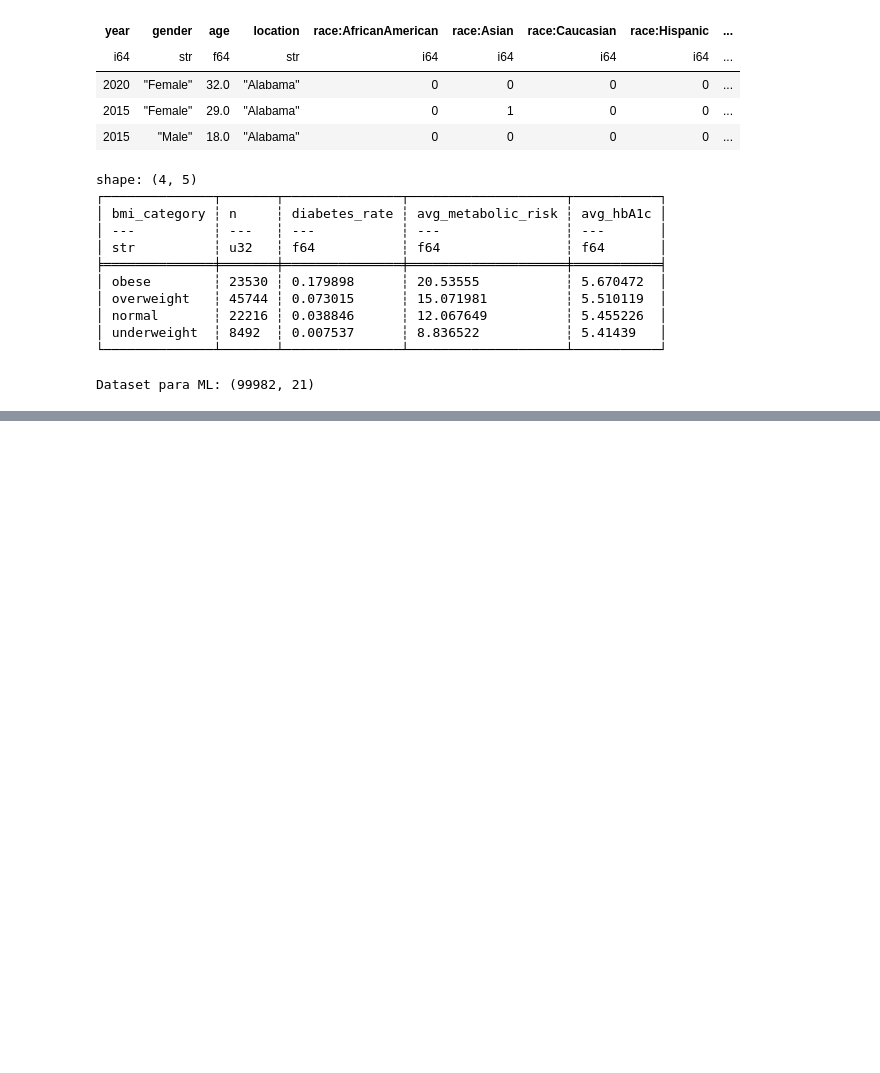
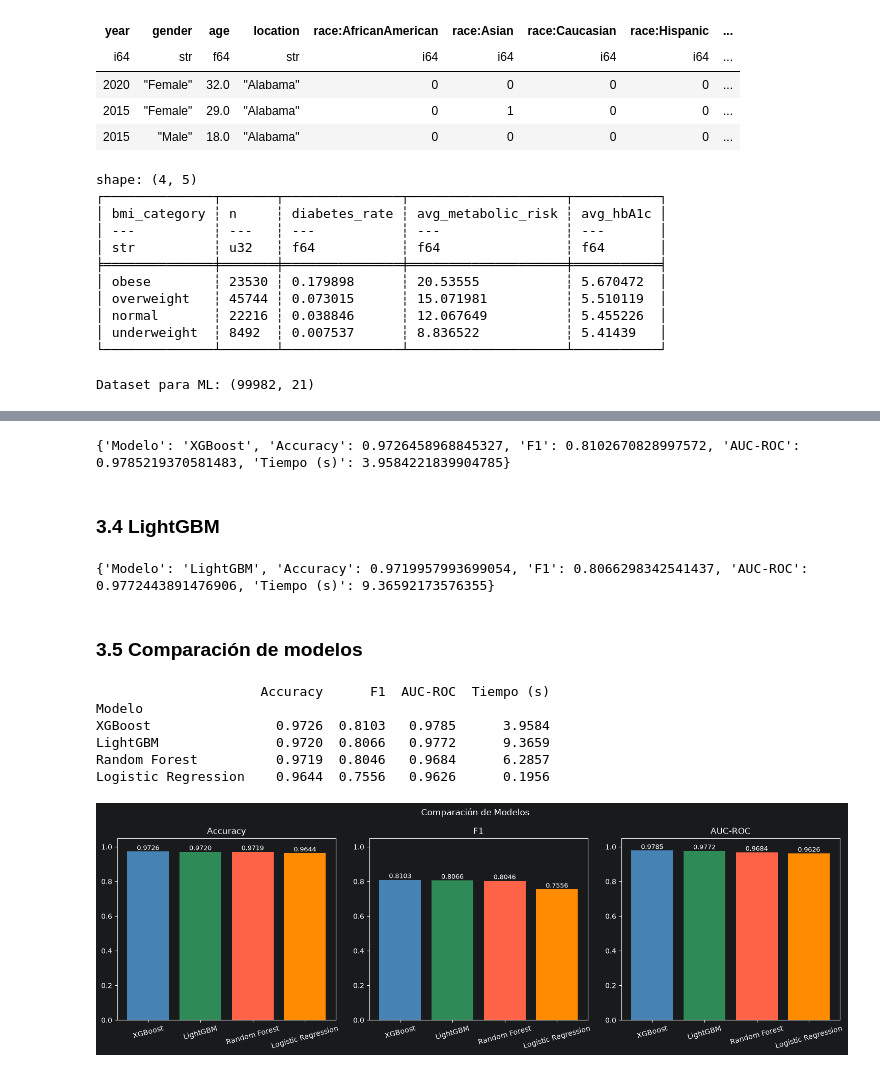
Before and after one commit to R4pt/tarea3-paralela, a Jupyter notebook: tarea3.ipynb, the cells around one changed output, grey strips where cells are left out. Cells and saved outputs as stored; diff of their text form; code cells hidden in the pictures; blank space fills up the shorter version.

```diff
--- a/tarea3.ipynb
+++ b/tarea3.ipynb
@@ -407,0 +456,7 @@ Dataset para ML: (99982, 21)
+# %%
+rf_metrics, rf_fitted, rf_pred = evaluate_model(
+    'Random Forest',
+    RandomForestClassifier(n_estimators=200, n_jobs=-1, random_state=RANDOM_STATE),
+    X_train, y_train, X_test, y_test
+)
+print(rf_metrics)
@@ -407,0 +467,51 @@ Dataset para ML: (99982, 21)
+# %%
+xgb_metrics, xgb_fitted, xgb_pred = evaluate_model(
+    'XGBoost',
+    xgb.XGBClassifier(
+        n_estimators=300, learning_rate=0.05, max_depth=6,
+        eval_metric='logloss', random_state=RANDOM_STATE, n_jobs=-1
+    ),
+    X_train, y_train, X_test, y_test
+)
+print(xgb_metrics)
+# %% [output]
+{'Modelo': 'XGBoost', 'Accuracy': 0.9726458968845327, 'F1': 0.8102670828997572, 'AUC-ROC': 0.9785219370581483, 'Tiempo (s)': 3.9584221839904785}
+# %% [markdown]
+### 3.4 LightGBM
+# %%
+lgbm_metrics, lgbm_fitted, lgbm_pred = evaluate_model(
+    'LightGBM',
+    lgb.LGBMClassifier(n_estimators=300, learning_rate=0.05, num_leaves=63,
+                       random_state=RANDOM_STATE, n_jobs=-1, verbose=-1),
+    X_train, y_train, X_test, y_test
+)
+print(lgbm_metrics)
+# %% [output]
+{'Modelo': 'LightGBM', 'Accuracy': 0.9719957993699054, 'F1': 0.8066298342541437, 'AUC-ROC': 0.9772443891476906, 'Tiempo (s)': 9.36592173576355}
+# %% [markdown]
+### 3.5 Comparación de modelos
+# %%
+results_df = pd.DataFrame([lr_metrics, rf_metrics, xgb_metrics, lgbm_metrics])
+results_df = results_df.set_index('Modelo').sort_values('AUC-ROC', ascending=False)
+print(results_df.round(4))
+# %% [output]
+                     Accuracy      F1  AUC-ROC  Tiempo (s)
+Modelo
+XGBoost                0.9726  0.8103   0.9785      3.9584
+LightGBM               0.9720  0.8066   0.9772      9.3659
+Random Forest          0.9719  0.8046   0.9684      6.2857
+Logistic Regression    0.9644  0.7556   0.9626      0.1956
+# %%
+fig, axes = plt.subplots(1, 3, figsize=(15, 5))
+colors = ['steelblue', 'seagreen', 'tomato', 'darkorange']
+for ax, metric in zip(axes, ['Accuracy', 'F1', 'AUC-ROC']):
+    bars = ax.bar(results_df.index, results_df[metric], color=colors)
+    ax.bar_label(bars, fmt='%.4f', fontsize=9)
+    ax.set_title(metric)
+    ax.set_ylim(0, 1.05)
+    ax.tick_params(axis='x', rotation=15)
+plt.suptitle('Comparación de Modelos')
+plt.tight_layout()
+plt.show()
+# %% [output]
+[figure, added]
```
Also changed, not shown: parts of 16 cells of this notebook.
